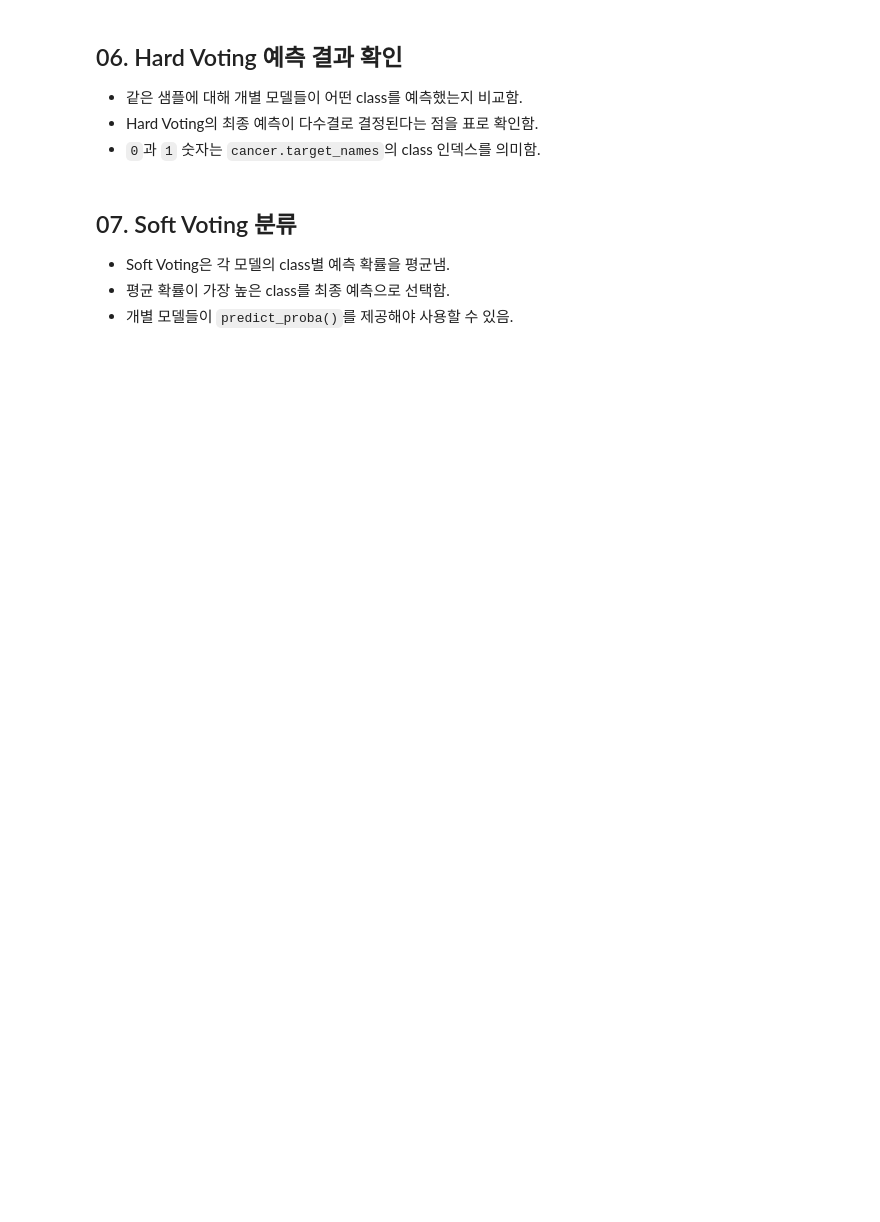
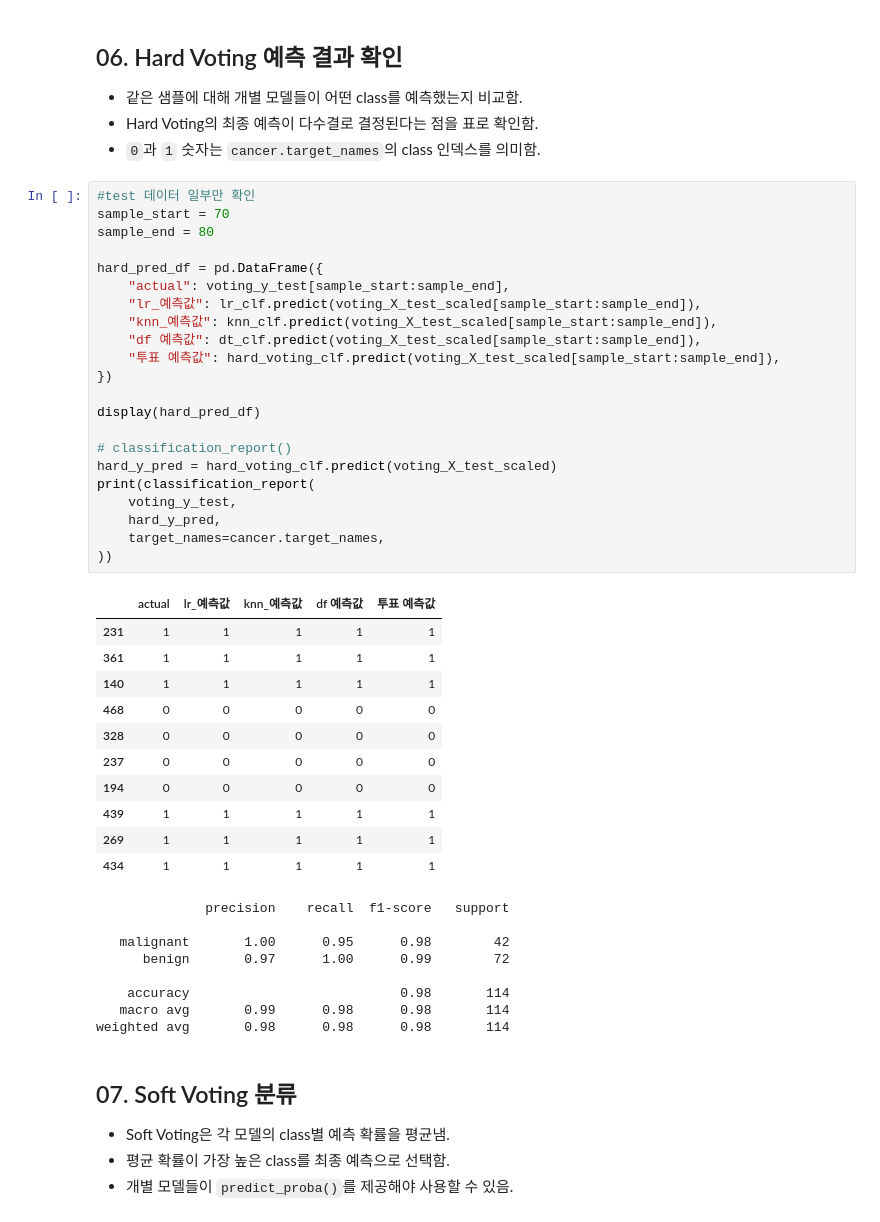
Before and after one commit to Gitcatho-skn-family-sjh/06_machine_learning, a Jupyter notebook: 05_ensemble/01_ensemble_voting.ipynb, the cells around one changed output. Saved outputs shown, nothing was run; the diff lists cells and outputs as text; blank space fills up the shorter version.

```diff
--- a/05_ensemble/01_ensemble_voting.ipynb
+++ b/05_ensemble/01_ensemble_voting.ipynb
@@ -160,6 +232,48 @@ target 이름: ['malignant' 'benign']
 - 같은 샘플에 대해 개별 모델들이 어떤 class를 예측했는지 비교함.
 - Hard Voting의 최종 예측이 다수결로 결정된다는 점을 표로 확인함.
 - `0`과 `1` 숫자는 `cancer.target_names`의 class 인덱스를 의미함.
+# %%
+#test 데이터 일부만 확인
+sample_start = 70
+sample_end = 80
+
+hard_pred_df = pd.DataFrame({
+    "actual": voting_y_test[sample_start:sample_end],
+    "lr_예측값": lr_clf.predict(voting_X_test_scaled[sample_start:sample_end]),
+    "knn_예측값": knn_clf.predict(voting_X_test_scaled[sample_start:sample_end]),
+    "df 예측값": dt_clf.predict(voting_X_test_scaled[sample_start:sample_end]),
+    "투표 예측값": hard_voting_clf.predict(voting_X_test_scaled[sample_start:sample_end]),
+})
+
+display(hard_pred_df)
+
+# classification_report()
+hard_y_pred = hard_voting_clf.predict(voting_X_test_scaled)
+print(classification_report(
+    voting_y_test,
+    hard_y_pred,
+    target_names=cancer.target_names,
+))
+# %% [output]
+|  | actual | lr_예측값 | knn_예측값 | df 예측값 | 투표 예측값 |
+| 231 | 1 | 1 | 1 | 1 | 1 |
+| 361 | 1 | 1 | 1 | 1 | 1 |
+| 140 | 1 | 1 | 1 | 1 | 1 |
+| 468 | 0 | 0 | 0 | 0 | 0 |
+| 328 | 0 | 0 | 0 | 0 | 0 |
+| 237 | 0 | 0 | 0 | 0 | 0 |
+| 194 | 0 | 0 | 0 | 0 | 0 |
+| 439 | 1 | 1 | 1 | 1 | 1 |
+| 269 | 1 | 1 | 1 | 1 | 1 |
+| 434 | 1 | 1 | 1 | 1 | 1 |
+              precision    recall  f1-score   support
+
+   malignant       1.00      0.95      0.98        42
+      benign       0.97      1.00      0.99        72
+
+    accuracy                           0.98       114
+   macro avg       0.99      0.98      0.98       114
+weighted avg       0.98      0.98      0.98       114
 # %% [markdown]
 ## 07. Soft Voting 분류
 
```
Also changed, not shown: parts of 6 cells of this notebook, 2 other files.
